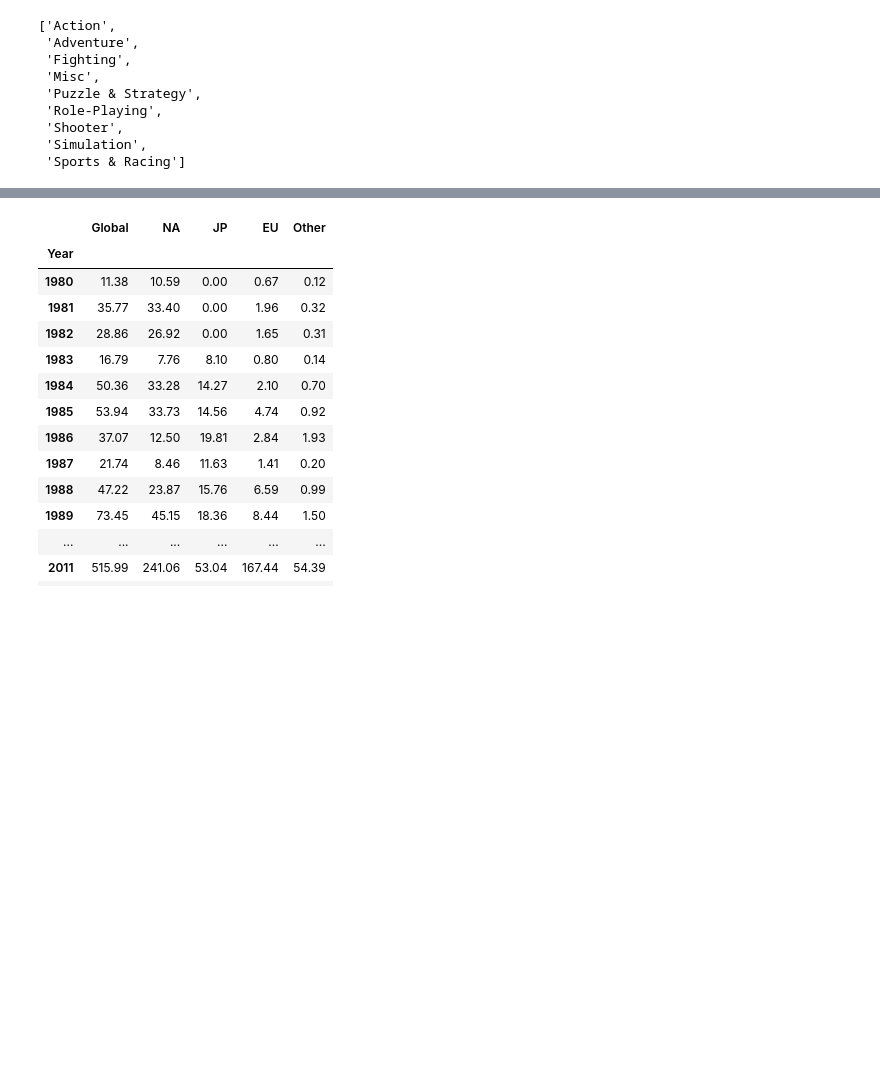
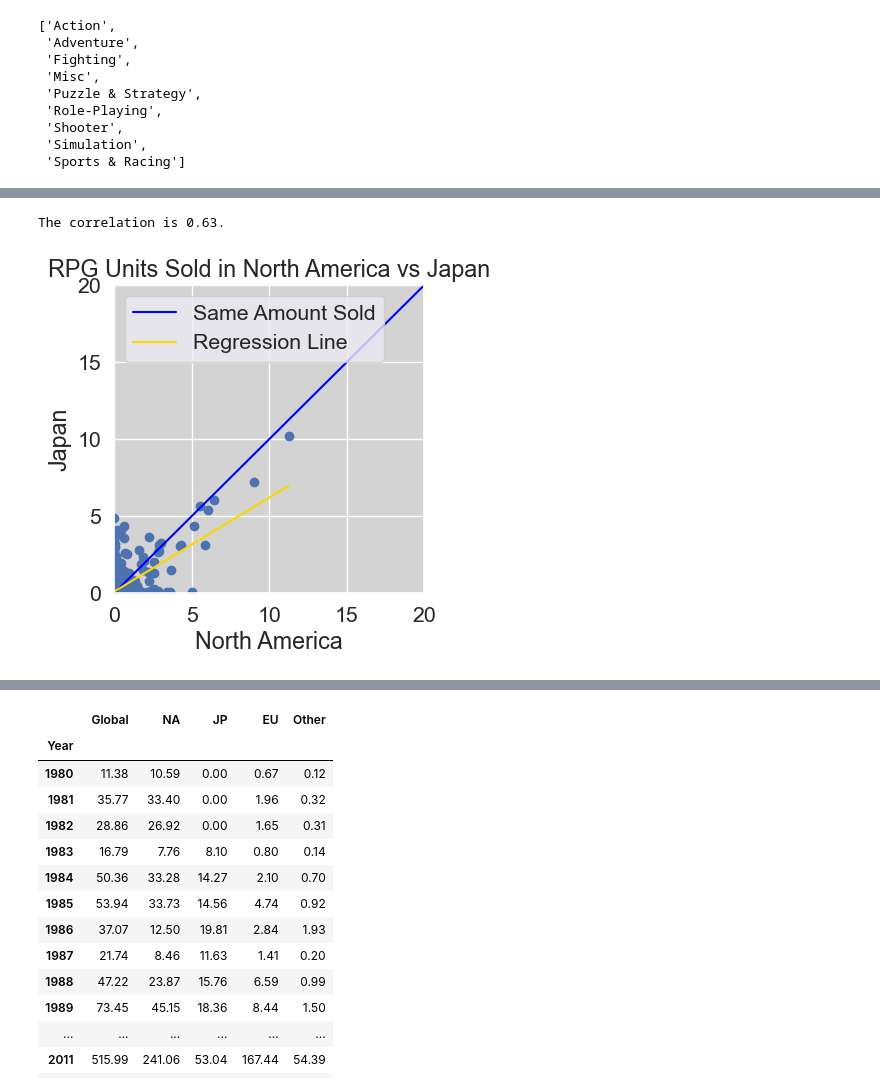
Before and after one commit to JBanowsky/SMU_Project_1_Video_Game_Statistics, a Jupyter notebook: Video Game Statistics/John Video Games.ipynb, the cells around one changed output, grey strips where cells are left out. Drawn from its saved outputs; the diff is of its cells as text; code cells hidden in the pictures; blank space fills up the shorter version.

```diff
--- a/Video Game Statistics/John Video Games.ipynb
+++ b/Video Game Statistics/John Video Games.ipynb
@@ -133,0 +167,35 @@ The correlation is 0.45.
+# %%
+corr = round(st.pearsonr(rpg["NA_Sales"], rpg["JP_Sales"])[0],2)
+print(f"The correlation is {corr}.")
+
+#NA vs Global
+x_values = rpg["NA_Sales"]
+y_values = rpg["JP_Sales"]
+
+(slope, intercept, rvalue, pvalue, stderr) = linregress(x_values, y_values)
+
+regress_values = x_values * slope + intercept
+line_eq = f"Linear Regression Model: y = {round(slope,2)} x + {round(intercept,2)}"
+
+fig, ax = plt.subplots(figsize=(4, 4),facecolor="#FFFFFF")
+ax.set_facecolor("lightgrey")
+scatter = ax.scatter(x_values, y_values)
+
+x = np.linspace(0,100,100)
+y = x
+line1, = ax.plot(x,y, color="blue")
+
+plt.xlim([0,20])
+plt.ylim([0,20])
+line2, = ax.plot(x_values,regress_values, "gold")
+
+#plt.annotate(line_eq,(x_values.min(),y_values.max()),fontsize=15,color="red")
+leg1 = ax.legend(handles=[line1, line2],labels=["Same Amount Sold","Regression Line"], loc="upper left")
+
+plt.title("RPG Units Sold in North America vs Japan")
+plt.xlabel("North America")
+plt.ylabel("Japan")
+plt.show()
+# %% [output]
+The correlation is 0.63.
+[figure, added]
```
Also changed, not shown: parts of 41 cells of this notebook, 2 other files.
